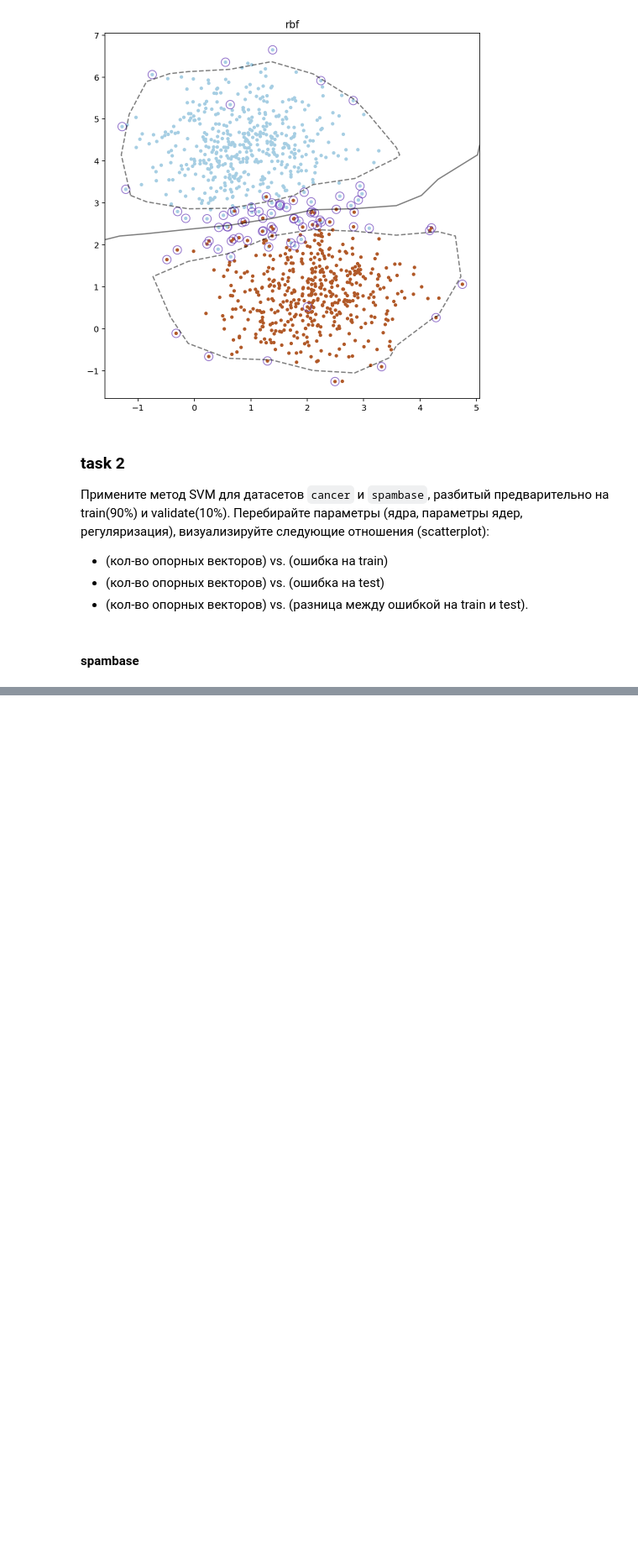
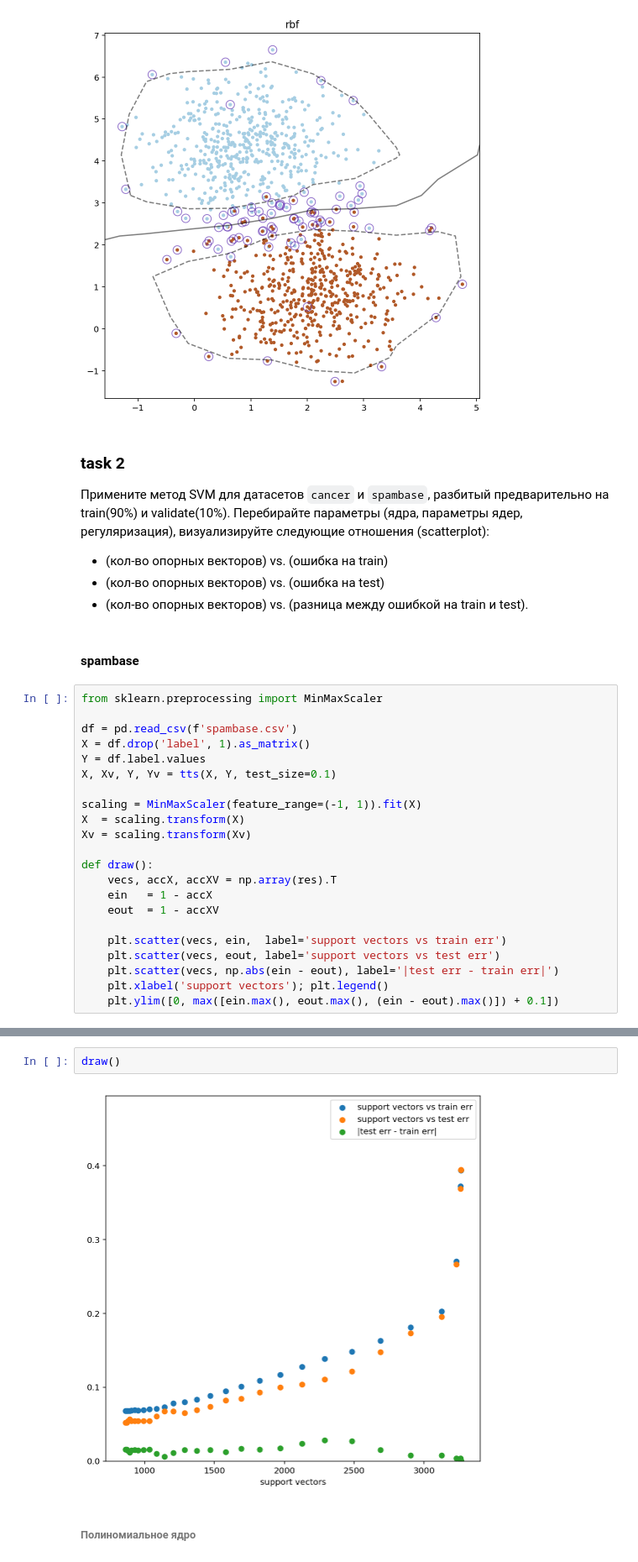
Before and after one commit to xamgore/au-ml, a Jupyter notebook: hw07_svm/solution.ipynb, the cells around one changed output, grey strips where cells are left out. Shown at 84% size. Cells and saved outputs as stored; diff of their text form; blank space fills up the shorter version.

```diff
--- a/hw07_svm/solution.ipynb
+++ b/hw07_svm/solution.ipynb
@@ -81,3 +81,25 @@ run(X, Y, svm(kernel='rbf'), 'rbf')
 * (кол-во опорных векторов) vs. (разница между ошибкой на train и test).
 # %% [markdown]
 #### spambase
+# %%
+from sklearn.preprocessing import MinMaxScaler
+
+df = pd.read_csv(f'spambase.csv')
+X = df.drop('label', 1).as_matrix()
+Y = df.label.values
+X, Xv, Y, Yv = tts(X, Y, test_size=0.1)
+
+scaling = MinMaxScaler(feature_range=(-1, 1)).fit(X)
+X  = scaling.transform(X)
+Xv = scaling.transform(Xv)
+
+def draw():
+    vecs, accX, accXV = np.array(res).T
+    ein   = 1 - accX
+    eout  = 1 - accXV
+
+    plt.scatter(vecs, ein,  label='support vectors vs train err')
+    plt.scatter(vecs, eout, label='support vectors vs test err')
+    plt.scatter(vecs, np.abs(ein - eout), label='|test err - train err|')
+    plt.xlabel('support vectors'); plt.legend()
+    plt.ylim([0, max([ein.max(), eout.max(), (ein - eout).max()]) + 0.1])
@@ -83,0 +120,6 @@ run(X, Y, svm(kernel='rbf'), 'rbf')
+# %%
+draw()
+# %% [output]
+[figure, added]
+# %% [markdown]
+###### Полиномиальное ядро
```
Also changed, not shown: parts of 15 cells of this notebook.
